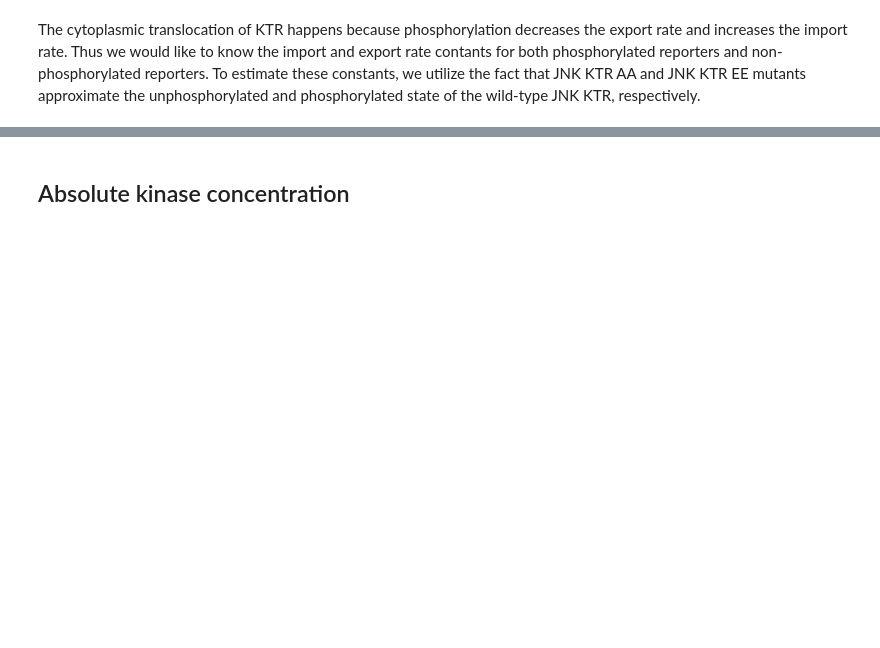
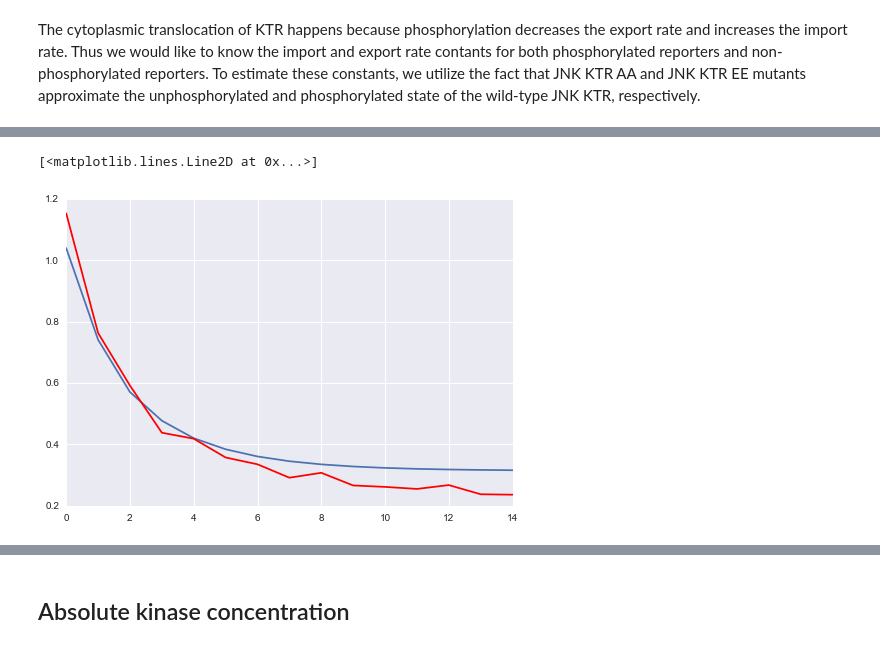
Before and after one commit to macklin/covertrace, a Jupyter notebook: KTRProtocol.ipynb, the cells around one changed output, grey strips where cells are left out. Cells and saved outputs as stored; diff of their text form; code cells hidden in the pictures; blank space fills up the shorter version.

Commit message:
data cleaning added

```diff
--- a/KTRProtocol.ipynb
+++ b/KTRProtocol.ipynb
@@ -143,0 +272,25 @@ print ret
+# %%
+# First make a wrapper function to calculate reporter profile at steady state given active kinase concentration.
+def calc_rep_profile_at_steady_state(kin, pset):
+    """At given kinase concentration and parameters,
+    calculate the reporter profile (c_u, n_u, c_p, c_p)
+    such that it minimizes sum of squared dy, meaning at pseudo-steady state.
+
+    Output: reporter profile,
+            C/N ratio
+    """
+    ub = pset['r_total']
+    bnds = ((0, ub), (0, ub), (0, ub), (0, ub))
+    kin = float(kin)
+    pset['kin_c_func'] = lambda t: np.interp(t, [0, 1], [kin, kin])
+    pset['kin_n_func'] = lambda t: np.interp(t, [0, 1], [kin, kin])
+
+    x0 = [ub/4, ub/4, ub/4, ub/4]
+
+    func = lambda y: (np.array(main_ode(y, 0, pset))**2).sum()
+    ret = minimize(func, x0=x0, bounds=bnds, method='BFGS', tol=1e-4)
+    return ret.x
+
+def calc_rcn_at_steady_state(kin, pset):
+    x = calc_rep_profile_at_steady_state(kin, pset)
+    return (x[0] + x[2])/(x[1] + x[3])
@@ -143,0 +352,8 @@ print ret
+# %%
+# Let's calcualte this for a single cell first.
+single_rcn = site.data['cytoplasm', 'YFP', 'median_ratio'][5, 18:33]
+time = np.arange(len(single_rcn)) * 5  # every 5 min
+func = lambda x: ((inhibitor_ode(x, time, single_rcn[0], single_rcn[-1], param_set) - single_rcn)**2).sum()
+bnds = ((0, None), (0, None))
+ret = minimize(func, x0=[0.05, 0.1], bounds=bnds, method='COBYLA')
+# sc_k_d, sc_Kmd, sc_rcn_final = ret.x
@@ -143,0 +365,7 @@ print ret
+# %%
+plt.plot(inhibitor_ode([sc_k_d, sc_Kmd], time, single_rcn[0],single_rcn[-1], param_set))
+plt.hold(True)
+plt.plot(single_rcn, 'r')
+# %% [output]
+[<matplotlib.lines.Line2D at 0x...>]
+[figure, added]
```
Also changed, not shown: parts of 78 cells of this notebook, 3 other files.
